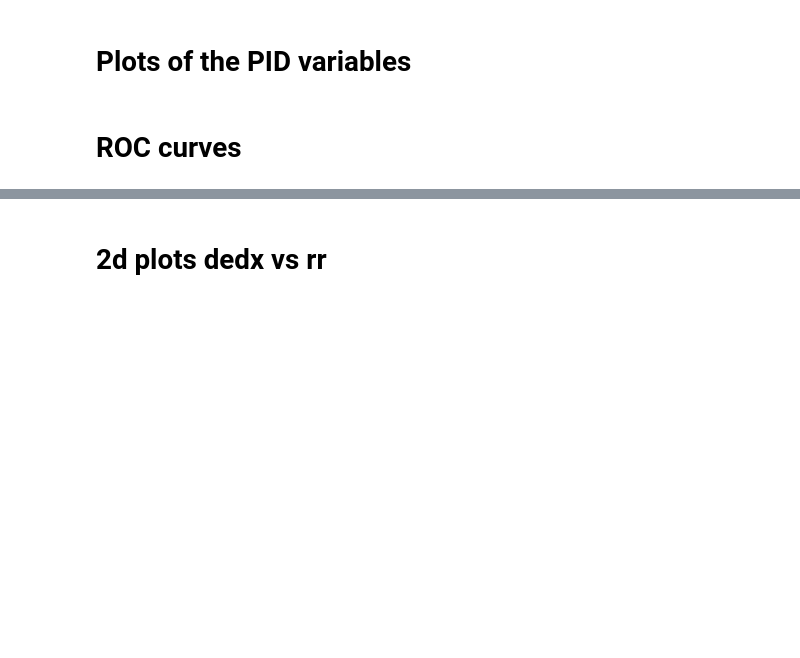
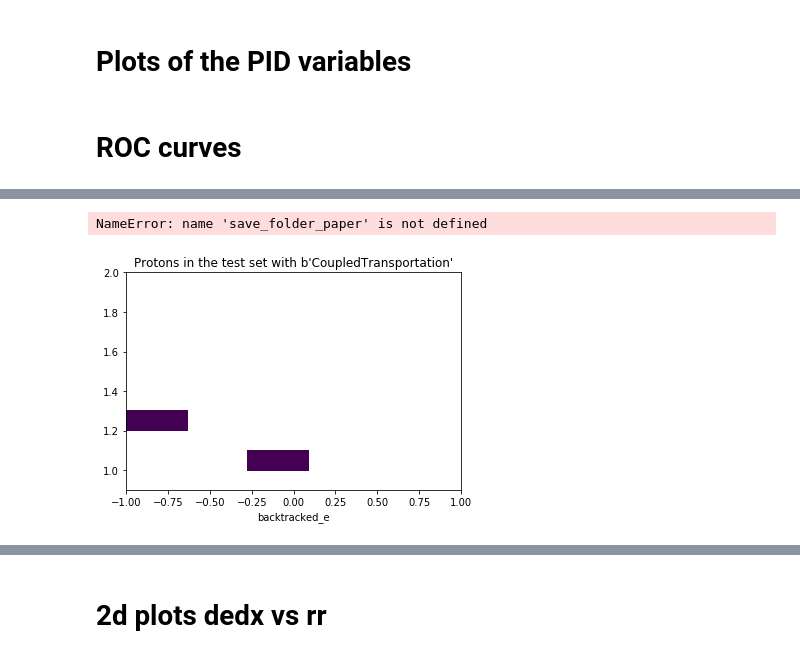
Before and after one commit to nfoppiani/calorimetry_likelihood, a Jupyter notebook: calorimetry_likelihood/calorimetry_likelihood_mc_proton_muon.ipynb, the cells around one changed output, grey strips where cells are left out. Cells and saved outputs as stored; diff of their text form; code cells hidden in the pictures; blank space fills up the shorter version.

```diff
--- a/calorimetry_likelihood/calorimetry_likelihood_mc_proton_muon.ipynb
+++ b/calorimetry_likelihood/calorimetry_likelihood_mc_proton_muon.ipynb
@@ -25,3 +23,5 @@ today = 'calorimetry_trial'
+# %%
+today = 'calorimetry/reinteracting_protons/'
 # %%
 !mkdir -p ~/Dropbox/MicroBooNE/_fig/$today/proton_muon_likelihoods/pdfs/plane0
 !mkdir -p ~/Dropbox/MicroBooNE/_fig/$today/proton_muon_likelihoods/pdfs/plane1
@@ -86,6 +86,7 @@ branches = [
     'trk_bragg_p_three_planes',
 
     'trk_len',
+    'trk_energy_proton',
     'longest',
 
     'is_hit_montecarlo_u',
@@ -359,0 +432,17 @@ plt.savefig(save_folder_performance + 'roc_curves.png', dpi=250)
+# %%
+from matplotlib.colors import LogNorm
+
+for label in np.unique(ar['backtracked_end_process'][proton_mask].regular()):
+    label_mask = (ar['backtracked_end_process'].regular() == label)
+    selection_mask = selection_for_test(ar)
+    total_mask = (proton_mask & label_mask & selection_mask)
+    plt.hist2d(ar['llr_012_n'][total_mask], ar['backtracked_e'][total_mask], bins=[11, 11], range=[ranges['llr_012_n'], ranges['backtracked_e']], norm=LogNorm())
+
+    plt.xlabel('llr_012_n')
+    plt.xlabel('backtracked_e')
+    plt.title(f"Protons in the test set with {label}")
+    plt.savefig(save_folder_paper + f"test_proton2d_{label}.png", dpi=250)
+    plt.close()
+# %% [output]
+NameError: name 'save_folder_paper' is not defined
+[figure, added]
```
Also changed, not shown: parts of 48 cells of this notebook, 16 other files.
